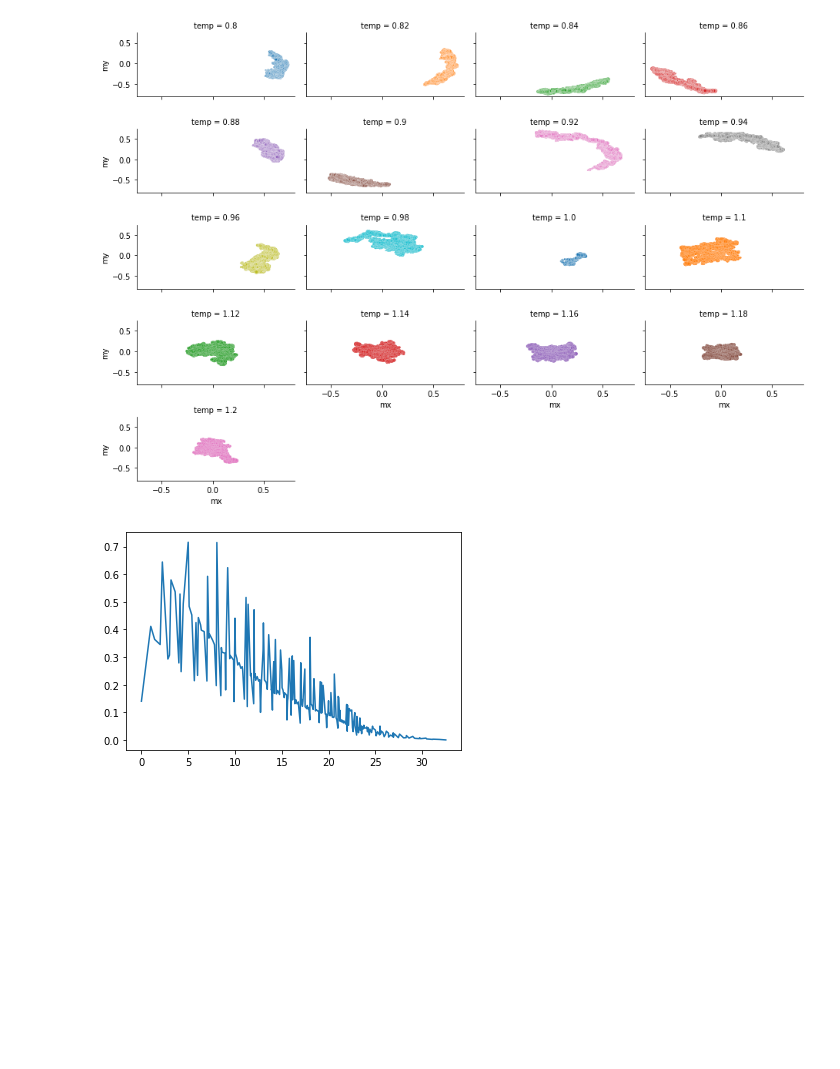
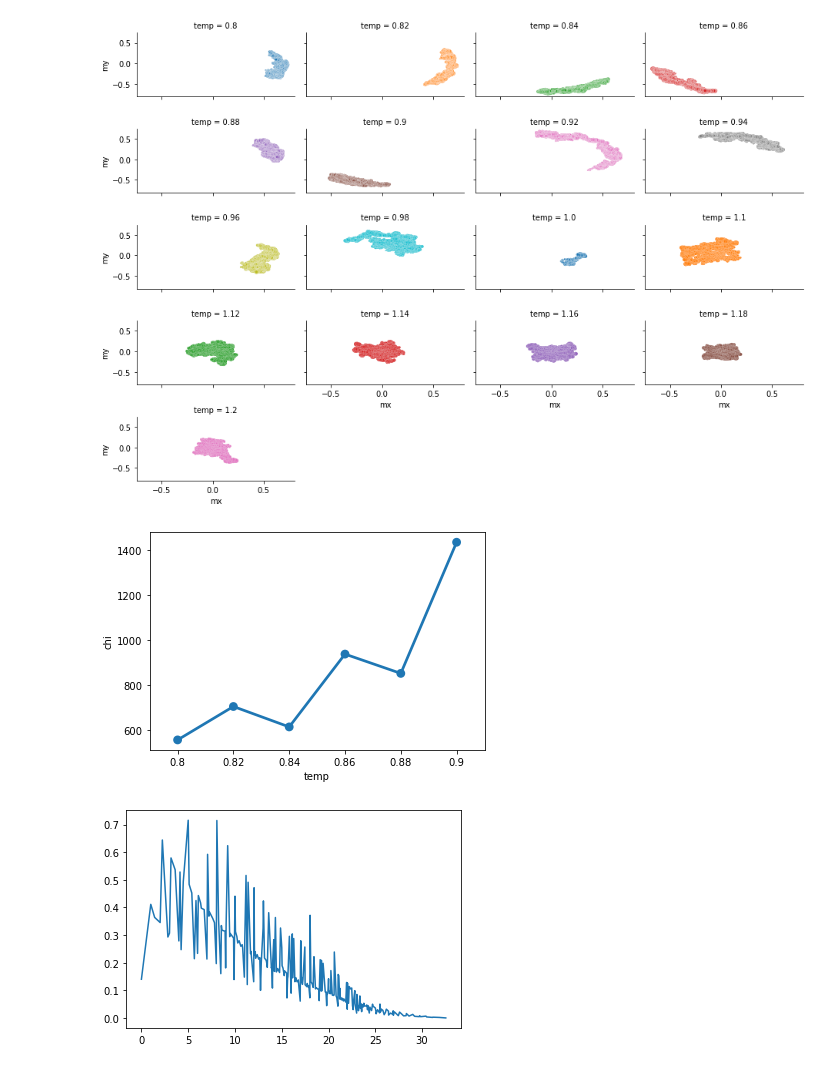
Before and after one commit to Shashi1a/xymodel, a Jupyter notebook: eqobservables.ipynb, the cells around one changed output. Saved outputs shown, nothing was run; the diff lists cells and outputs as text; code cells hidden in the pictures; blank space fills up the shorter version.

```diff
--- a/eqobservables.ipynb
+++ b/eqobservables.ipynb
@@ -218,14 +243,47 @@ class MagObservableDef(Fileload):
 
         return cmat
 # %%
+L = 24
+fpattern = f'noquen*sweep*{L}*.dat'
+file_path = "./"
+## create the object by passing appropriate parameters
+obse = MagObservableDef(L, file_path, fpattern)
+
+## find files inside the location
+obse.findfiles()
+
+## create neighbour table
+obse.neighbors()
+
 mc_data =  pd.DataFrame()
+chi_dict = {}
 for j in obse.files:
+    ## load data corresponding to a particular temperature
     obse.loaddata(j)
+
+    ## calculate the component sx and sy
     obse.componentsxsy()
+
+    ## create an array of temperature with size dependent on number of monte
+    ## carlo samples
     tmp_temp = j*np.ones(obse.n_mc)
     avg_my = obse.data_sy.mean(axis=1)
     avg_mx = obse.data_sx.mean(axis=1)
+
+    ## dataframe to store mx,my,temp
     temp_df = pd.DataFrame({'temp':tmp_temp,
                             'mx':avg_mx,'my':avg_my})
+
+    ### combine dataframe for different temperatures
     mc_data = pd.concat([mc_data,temp_df])
+
+    ### calculate the order parameter susceptibility
+    obse.chiCalc(j)
+
+    chi_dict[j] = obse.chi
 mc_data['m2'] = mc_data.mx **2 + mc_data.my**2
+# %%
+df_chi = pd.DataFrame.from_dict({'temp':list(chi_dict.keys()),
+                                'chi':list(chi_dict.values())})
+
+df_chi.head()
@@ -282,6 +347,11 @@ g.map_dataframe(sns.scatterplot,"mx","my",size="m2",sizes=(2,20))
 plt.show()
 # %% [output]
 [figure]
+# %%
+sns.pointplot(data=df_chi,x='temp',y='chi',)
+plt.show()
+# %% [output]
+[figure, added]
 # %%
 val_dict = {}
 for i, j in product(np.arange(obse.L), np.arange(obse.L)):
```
Also changed, not shown: parts of 11 cells of this notebook.
